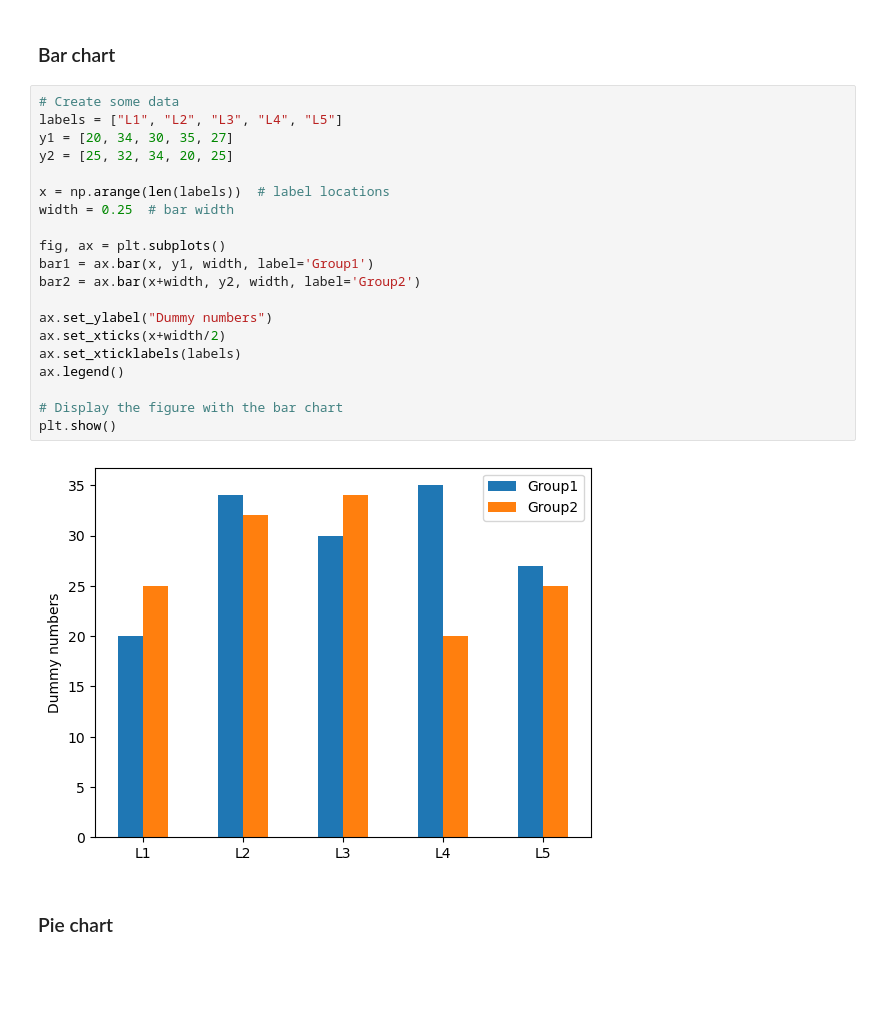
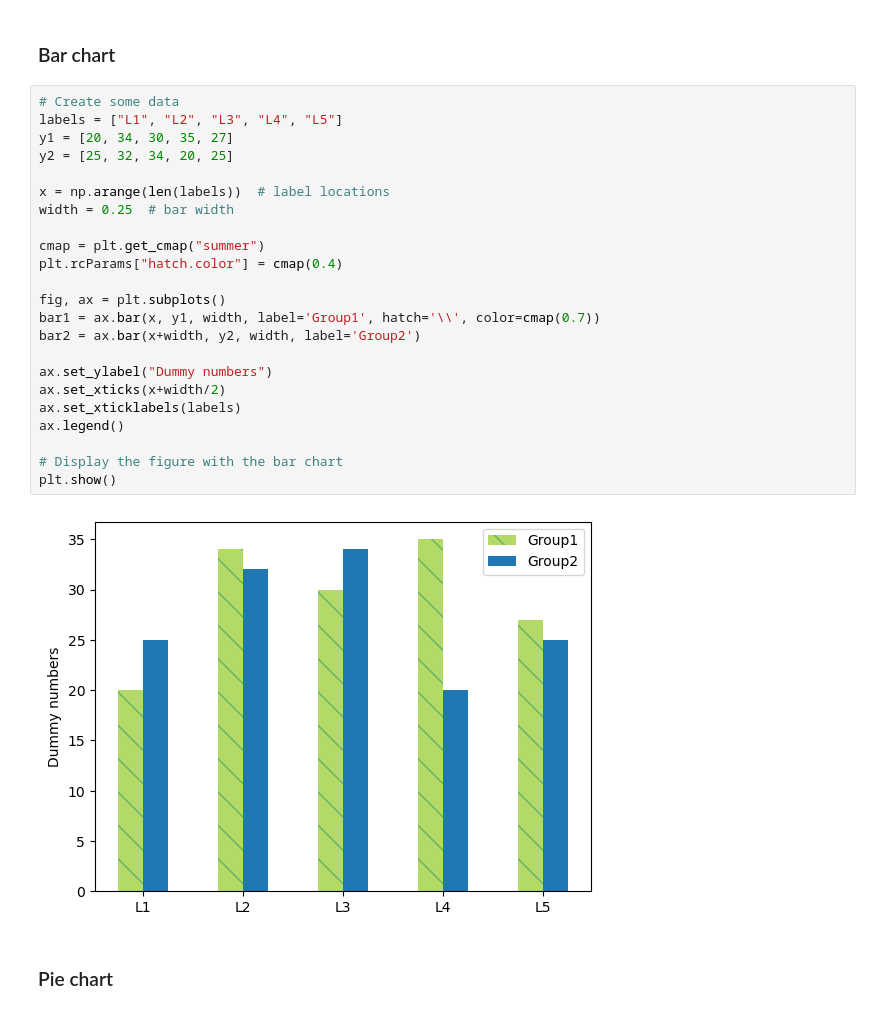
Before and after one commit to hc-sun/python-data-science, a Jupyter notebook: matplotlib.ipynb, the cells around one changed output. Cells and saved outputs as stored; diff of their text form; blank space fills up the shorter version.

```diff
--- a/matplotlib.ipynb
+++ b/matplotlib.ipynb
@@ -86,25 +86,28 @@ plt.show()
 # %%
 # Create some data
 labels = ["L1", "L2", "L3", "L4", "L5"]
 y1 = [20, 34, 30, 35, 27]
 y2 = [25, 32, 34, 20, 25]
 
 x = np.arange(len(labels))  # label locations
 width = 0.25  # bar width
 
+cmap = plt.get_cmap("summer")
+plt.rcParams["hatch.color"] = cmap(0.4)
+
 fig, ax = plt.subplots()
-bar1 = ax.bar(x, y1, width, label='Group1')
+bar1 = ax.bar(x, y1, width, label='Group1', hatch='\\', color=cmap(0.7))
 bar2 = ax.bar(x+width, y2, width, label='Group2')
 
 ax.set_ylabel("Dummy numbers")
 ax.set_xticks(x+width/2)
 ax.set_xticklabels(labels)
 ax.legend()
 
 # Display the figure with the bar chart
 plt.show()
 # %% [output]
-[figure, old version]
+[figure, new version]
 # %% [markdown]
 ### Pie chart
 # %%
```
Also changed, not shown: parts of 3 cells of this notebook.
